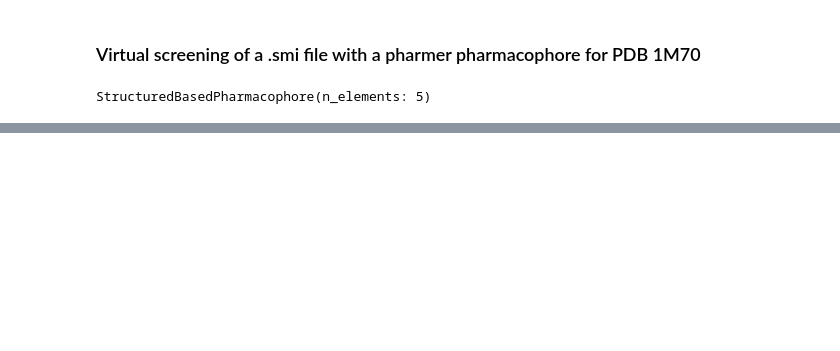
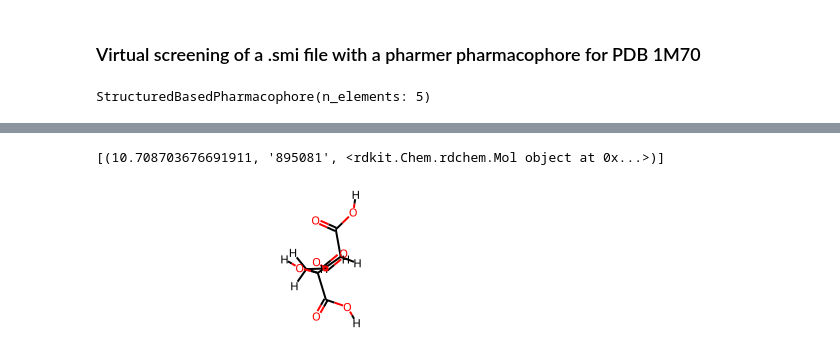
Before and after one commit to Daniel-Ibarrola/Cheminformatics-Notebooks, a Jupyter notebook: openpharmacophore/screening/3Dscreening.ipynb, the cells around one changed output, grey strips where cells are left out. Cells and saved outputs as stored; diff of their text form; code cells hidden in the pictures; blank space fills up the shorter version.

```diff
--- a/openpharmacophore/screening/3Dscreening.ipynb
+++ b/openpharmacophore/screening/3Dscreening.ipynb
@@ -109,0 +100,9 @@ zinc_screener.screen_db(db="zinc",
+# %%
+print(sb_screener.aligned_mols)
+# %% [output]
+[(10.708703676691911, '895081', <rdkit.Chem.rdchem.Mol object at 0x...>)]
+# %%
+matched_mol = sb_screener.aligned_mols[0][-1]
+matched_mol
+# %% [output]
+[figure, added]
```
Also changed, not shown: parts of 10 cells of this notebook, 5 other files.
